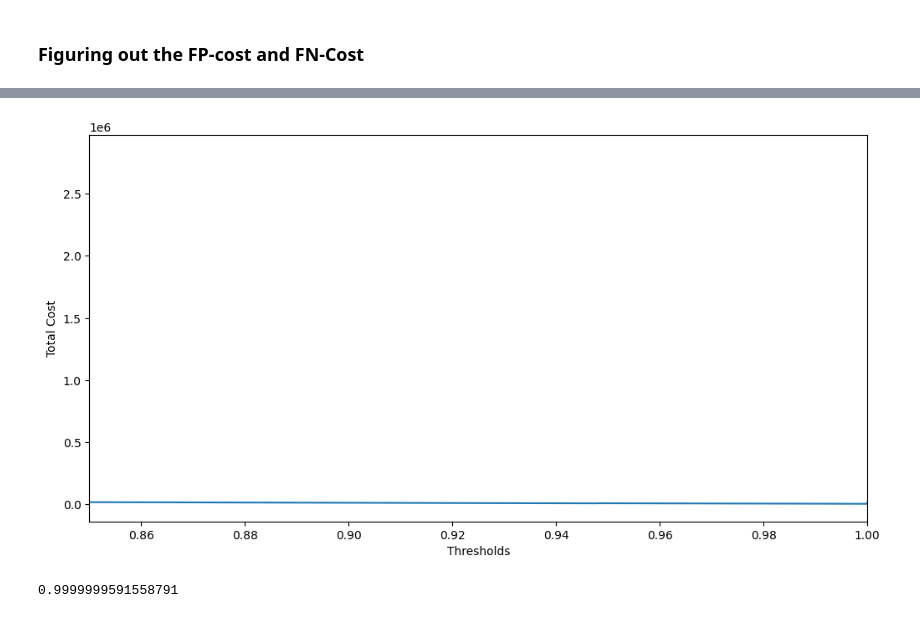
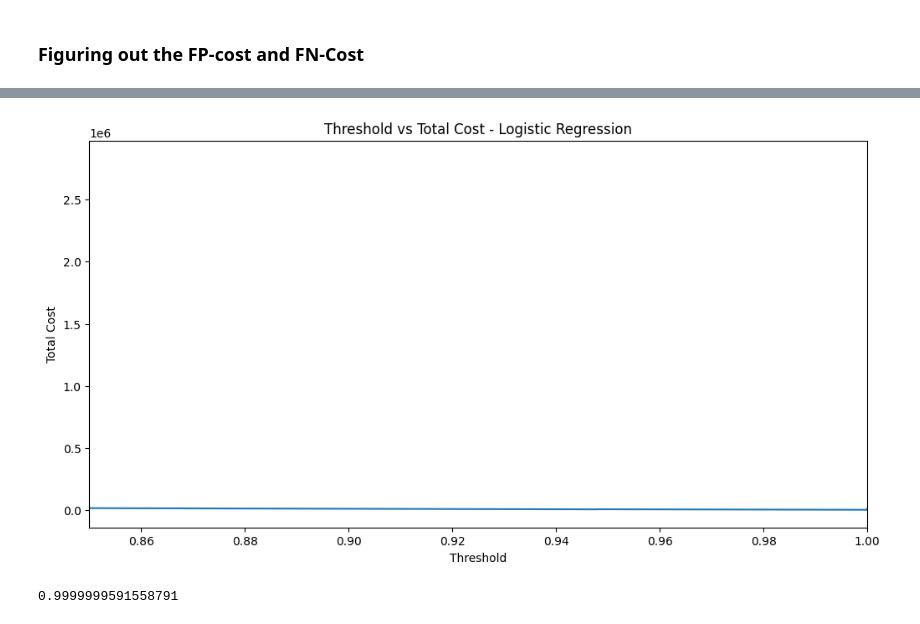
Before and after one commit to Janhvesh-Patil/RiskLens-AI, a Jupyter notebook: backend/TransactionFraudDetector.ipynb, the cells around one changed output, grey strips where cells are left out. Saved outputs shown, nothing was run; the diff lists cells and outputs as text; code cells hidden in the pictures.

```diff
--- a/backend/TransactionFraudDetector.ipynb
+++ b/backend/TransactionFraudDetector.ipynb
@@ -277,6 +270,3 @@ X = df.drop("Class", axis = 1)
 y = df["Class"]
 
 X_train, X_test, y_train, y_test = train_test_split(X, y, stratify = y, test_size = 0.2, random_state = 42)
-# %%
-fullPipeline.fit(X_train, y_train)
-lr_predictions = fullPipeline.predict(X_test)
@@ -282,0 +394,8 @@ lr_predictions = fullPipeline.predict(X_test)
+# %%
+fullPipeline_LR.fit(X_train, y_train)
+lr_results = evaluate_model(
+    fullPipeline_LR,
+    X_test,
+    y_test,
+    "Logistic Regression"
+)
@@ -368,3 +526,25 @@ for threshold in thresholds:
+# %%
+lr_costs = calculate_threshold_cost(
+    lr_results["probabilities"],
+    X_test,
+    y_test,
+    lr_results["thresholds"]
+)
+# %%
+def plot_threshold_cost(thresholds, costs, model_name, xlim=None):
+
+    plt.figure(figsize=(12, 6))
+
+    plt.plot(thresholds, costs)
+
+    if xlim:
+        plt.xlim(*xlim)
+
+    plt.xlabel("Threshold")
+    plt.ylabel("Total Cost")
+    plt.title(f"Threshold vs Total Cost - {model_name}")
+
+    plt.show()
 # %%
 # plotting thresholds vs total_cost
 
@@ -378,12 +564,12 @@ plt.show()
 # %%
 # plotting thresholds vs total_cost
 
-plt.figure(figsize = (12, 6))
-plt.plot(thresholds, total_cost)
-plt.xlim(0.85, 1.0)
-plt.xlabel('Thresholds')
-plt.ylabel("Total Cost")
-plt.show()
+plot_threshold_cost(
+    lr_results["thresholds"],
+    lr_costs,
+    "Logistic Regression",
+    xlim=(0.85, 1.0)
+)
 # %% [output]
-[figure, old version]
+[figure, new version]
 # %%
```
Also changed, not shown: parts of 45 cells of this notebook.
